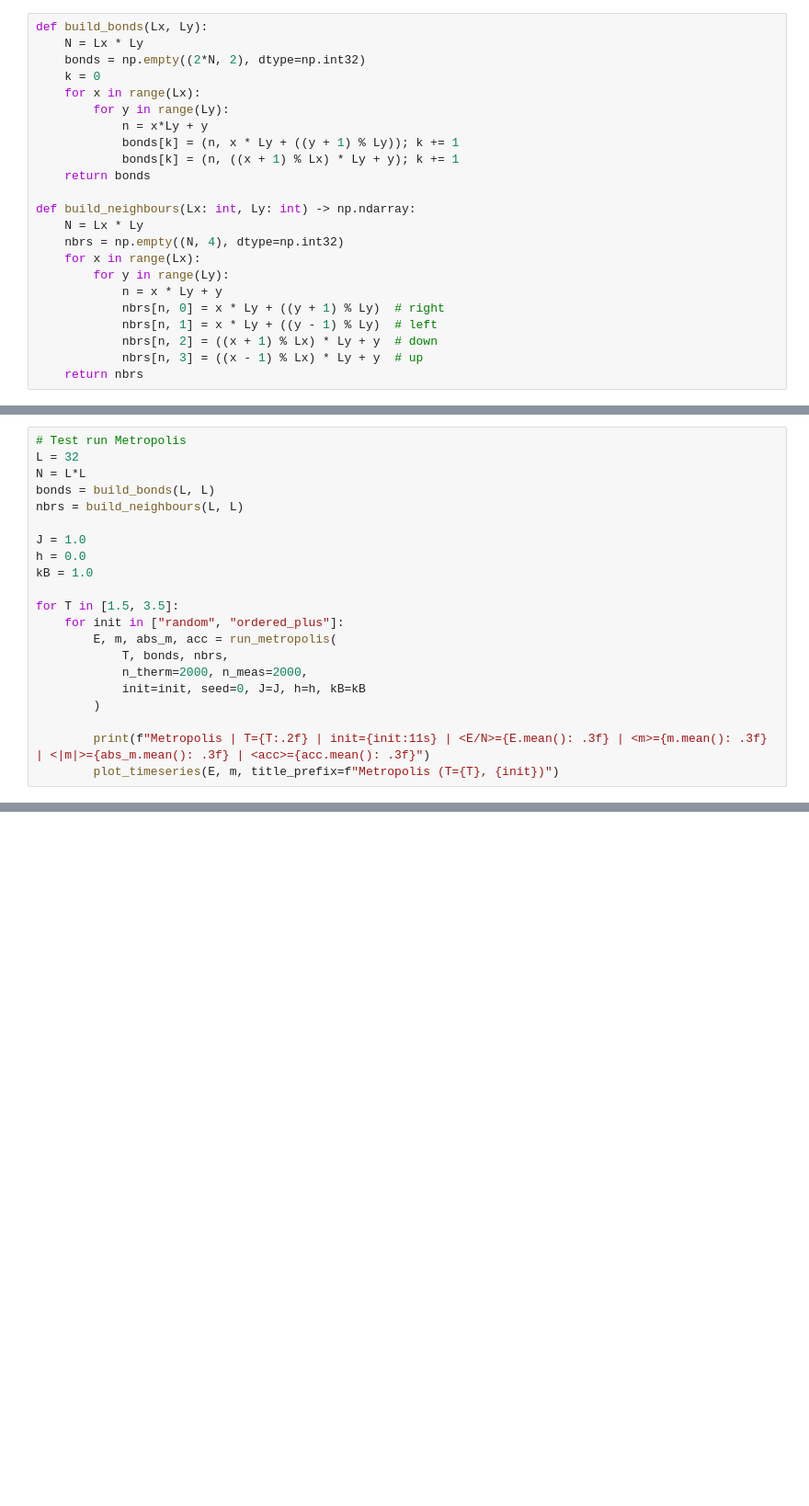
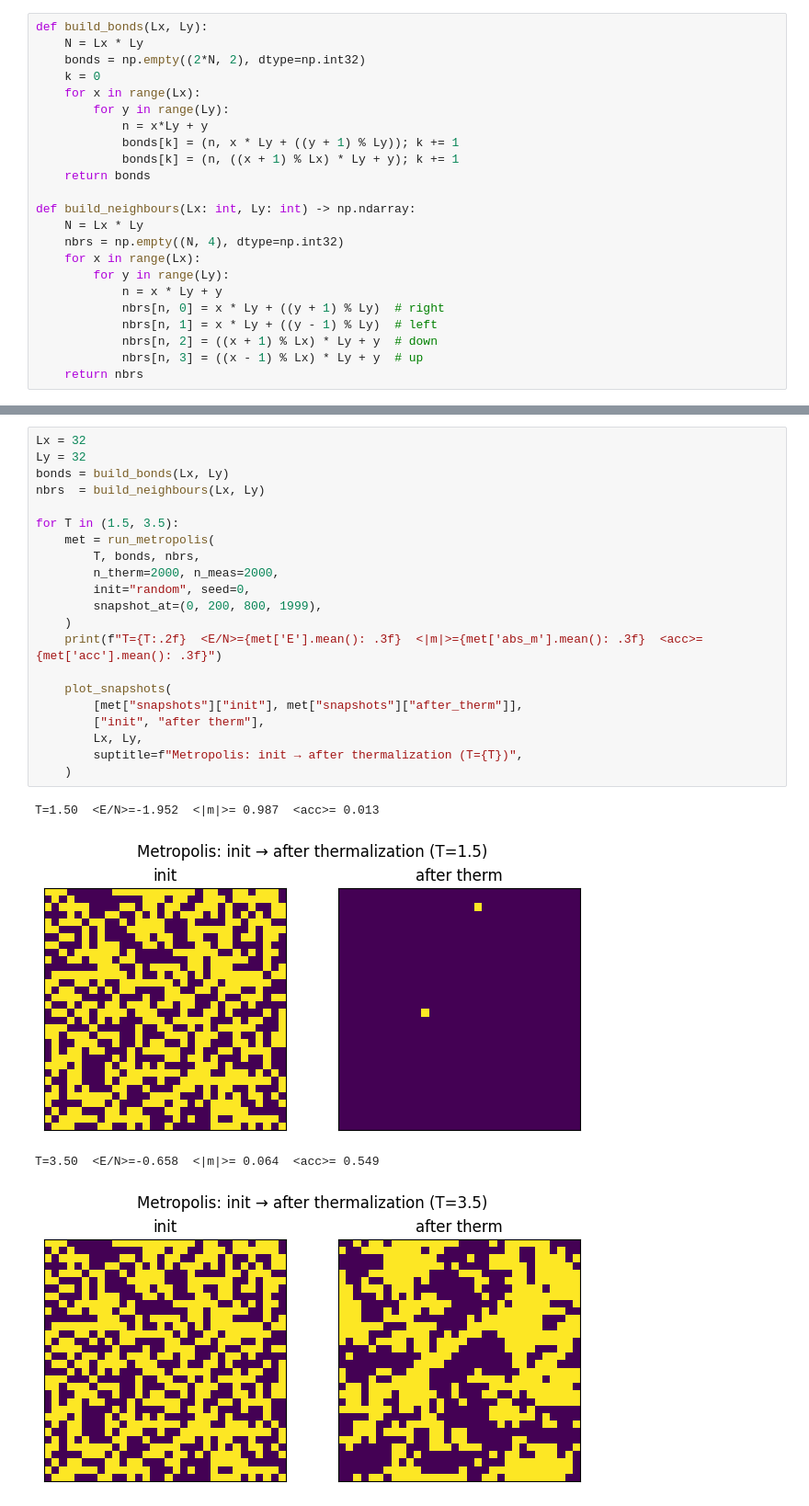
Before and after one commit to TimurHolikov/monte-carlo-methods, a Jupyter notebook: Final project/ising.ipynb, the cells around one changed output, grey strips where cells are left out. Shown at 92% size. Saved outputs shown, nothing was run; the diff lists cells and outputs as text; blank space fills up the shorter version.

Commit message:
intermidiate save; refactoring and visualization

```diff
--- a/Final project/ising.ipynb
+++ b/Final project/ising.ipynb
@@ -256,24 +276,3 @@ def run_metropolis(
         "snapshots": snaps,
         "meas_snapshots": meas_snaps,
     }
-# %%
-# Test run Metropolis
-L = 32
-N = L*L
-bonds = build_bonds(L, L)
-nbrs = build_neighbours(L, L)
-
-J = 1.0
-h = 0.0
-kB = 1.0
-
-for T in [1.5, 3.5]:
-    for init in ["random", "ordered_plus"]:
-        E, m, abs_m, acc = run_metropolis(
-            T, bonds, nbrs,
-            n_therm=2000, n_meas=2000,
-            init=init, seed=0, J=J, h=h, kB=kB
-        )
-
-        print(f"Metropolis | T={T:.2f} | init={init:11s} | <E/N>={E.mean(): .3f} | <m>={m.mean(): .3f} | <|m|>={abs_m.mean(): .3f} | <acc>={acc.mean(): .3f}")
-        plot_timeseries(E, m, title_prefix=f"Metropolis (T={T}, {init})")
@@ -298 +288,27 @@ Metropolis can remain trapped for a long time, which is a manifestation of criti
+# %%
+Lx = 32
+Ly = 32
+bonds = build_bonds(Lx, Ly)
+nbrs  = build_neighbours(Lx, Ly)
+
+for T in (1.5, 3.5):
+    met = run_metropolis(
+        T, bonds, nbrs,
+        n_therm=2000, n_meas=2000,
+        init="random", seed=0,
+        snapshot_at=(0, 200, 800, 1999),
+    )
+    print(f"T={T:.2f}  <E/N>={met['E'].mean(): .3f}  <|m|>={met['abs_m'].mean(): .3f}  <acc>={met['acc'].mean(): .3f}")
+
+    plot_snapshots(
+        [met["snapshots"]["init"], met["snapshots"]["after_therm"]],
+        ["init", "after therm"],
+        Lx, Ly,
+        suptitle=f"Metropolis: init → after thermalization (T={T})",
+    )
+# %% [output]
+T=1.50  <E/N>=-1.952  <|m|>= 0.987  <acc>= 0.013
+[figure, added]
+T=3.50  <E/N>=-0.658  <|m|>= 0.064  <acc>= 0.549
+[figure, added]
 # %% [markdown]
```
Also changed, not shown: parts of 25 cells of this notebook.
